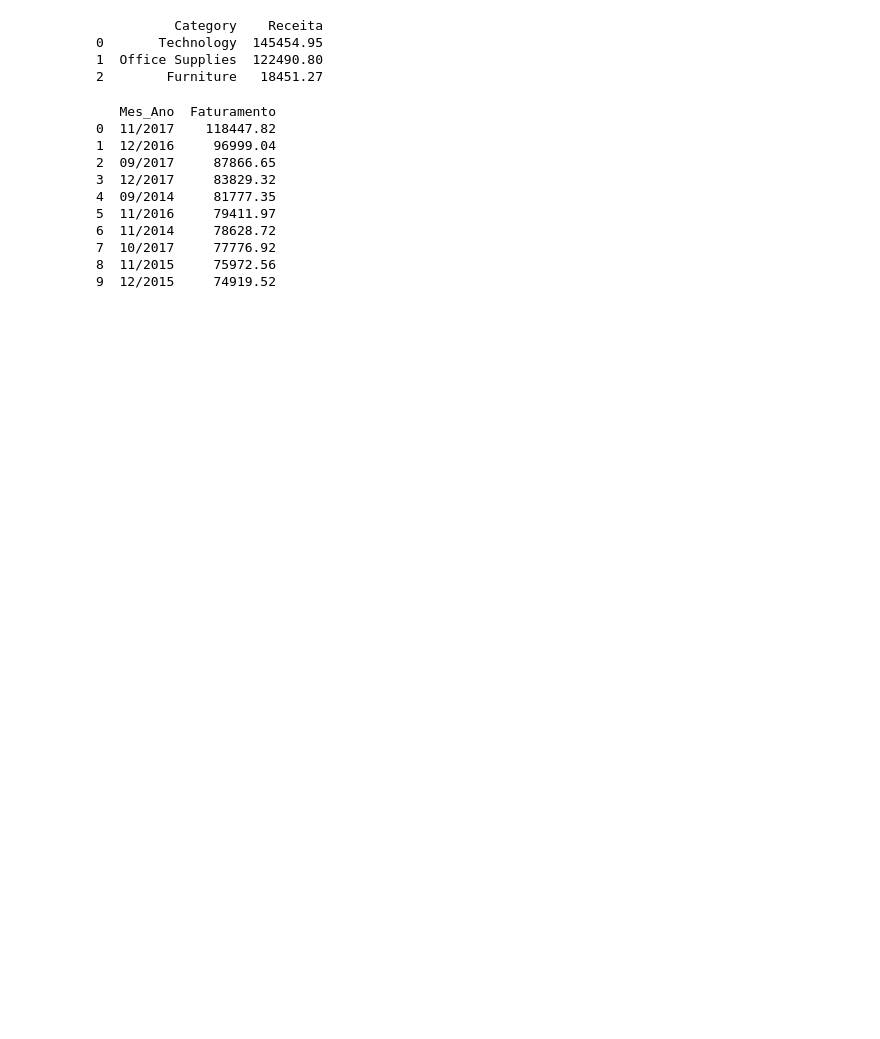
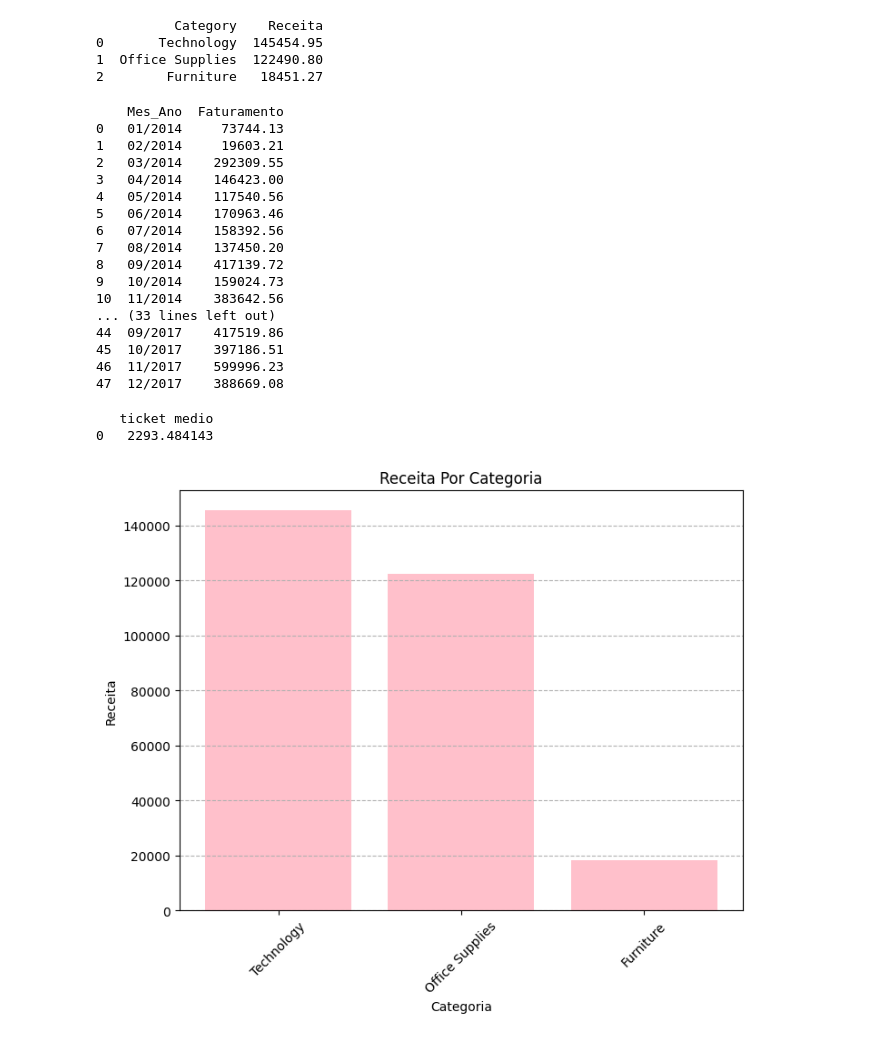
Before and after one commit to HyegoJarllys/DATA-PROJECT, a Jupyter notebook: pandas-analysis/Mini-Project7.ipynb, the cells around one changed output. Cells and saved outputs as stored; diff of their text form; code cells hidden in the pictures; blank space fills up the shorter version.

```diff
--- a/pandas-analysis/Mini-Project7.ipynb
+++ b/pandas-analysis/Mini-Project7.ipynb
@@ -242,24 +251,29 @@ print(maior_categoria)
 # %%
 query = """
 SELECT strftime('%m/%Y', [Order Date]) as Mes_Ano,
-       ROUND(SUM(Sales), 2) as Faturamento
+       ROUND(SUM(Sales*Quantity), 2) as Faturamento
 FROM Superstore
 GROUP BY Mes_Ano
-ORDER BY Faturamento DESC
-LIMIT 10
+ORDER BY strftime('%Y', [Order Date]), strftime('%m', [Order Date])
 """
 
 df_mensal = pd.read_sql(query, conn)
 print(df_mensal)
 # %% [output]
-   Mes_Ano  Faturamento
-0  11/2017    118447.82
-1  12/2016     96999.04
-2  09/2017     87866.65
-3  12/2017     83829.32
-4  09/2014     81777.35
-5  11/2016     79411.97
-6  11/2014     78628.72
-7  10/2017     77776.92
-8  11/2015     75972.56
-9  12/2015     74919.52
+    Mes_Ano  Faturamento
+0   01/2014     73744.13
+1   02/2014     19603.21
+2   03/2014    292309.55
+3   04/2014    146423.00
+4   05/2014    117540.56
+5   06/2014    170963.46
+6   07/2014    158392.56
+7   08/2014    137450.20
+8   09/2014    417139.72
+9   10/2014    159024.73
+10  11/2014    383642.56
+... (33 lines left out)
+44  09/2017    417519.86
+45  10/2017    397186.51
+46  11/2017    599996.23
+47  12/2017    388669.08
@@ -288,0 +280,21 @@ print(df_resultado)
+# %%
+query="""
+select sum(Sales*Quantity)/ count(DISTINCT"Order ID") as 'ticket medio'
+from Superstore
+"""
+ticket_medio= pd.read_sql(query,conn)
+print(ticket_medio)
+# %% [output]
+   ticket medio
+0   2293.484143
+# %%
+plt.figure(figsize=(8,6))
+plt.bar(maior_categoria['Category'], maior_categoria[' Receita'], color = 'pink')
+plt.title('Receita Por Categoria')
+plt.xlabel('Categoria')
+plt.ylabel('Receita')
+plt.grid(True, axis='y', linestyle='--')
+plt.xticks(rotation=45)
+plt.show()
+# %% [output]
+[figure, added]
```
Also changed, not shown: parts of 4 cells of this notebook.
